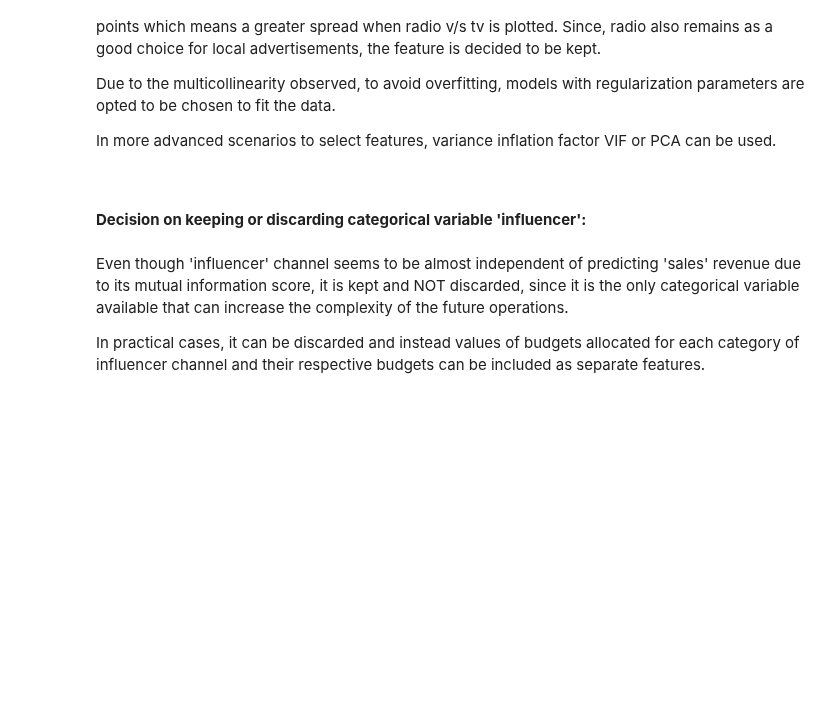
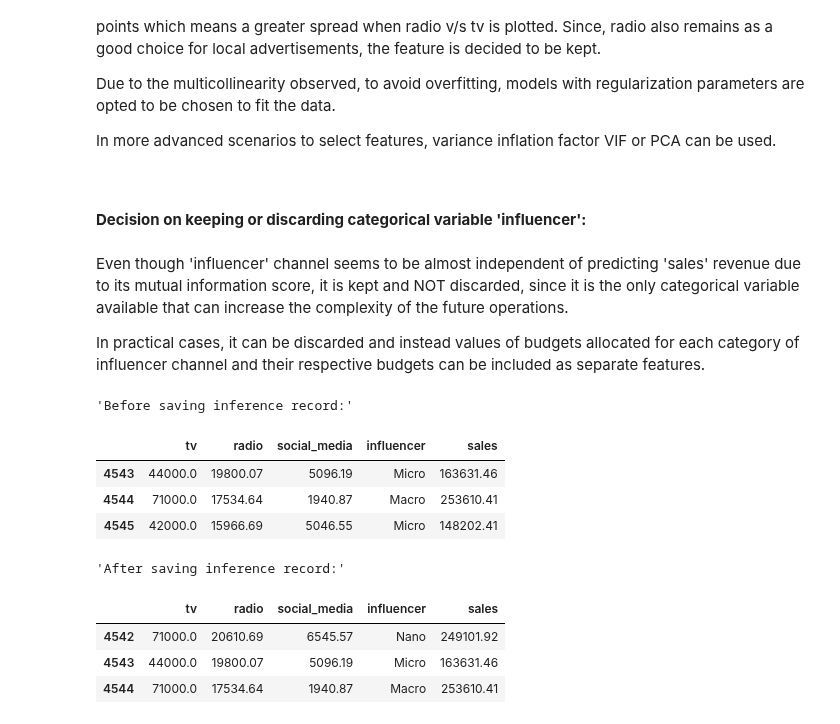
Before and after one commit to srikaldata/ml-zoomcamp-2025, a Jupyter notebook: capstone-project/eda_and_modeling.ipynb, the cells around one changed output. Saved outputs shown, nothing was run; the diff lists cells and outputs as text; code cells hidden in the pictures; blank space fills up the shorter version.

Commit message:
capstone project - eda - subsetting a record for inference

```diff
--- a/capstone-project/eda_and_modeling.ipynb
+++ b/capstone-project/eda_and_modeling.ipynb
@@ -290,3 +290,24 @@ In more advanced scenarios to select features, variance inflation factor VIF or
 Even though 'influencer' channel seems to be almost independent of predicting 'sales' revenue due to its mutual information score, it is kept and NOT discarded, since it is the only categorical variable available that can increase the complexity of the future operations.
 
 In practical cases, it can be discarded and instead values of budgets allocated for each category of influencer channel and their respective budgets can be included as separate features.
+# %%
+# extracting the  the last record for inference and saving it as a csv
+display('Before saving inference record:',adsales_df.tail(3))
+
+adsales_df.tail(1).to_csv('record_for_inference.csv', index=False)
+
+# dropping the inference record
+adsales_df = adsales_df.iloc[:-1]
+
+display('After saving inference record:', adsales_df.tail(3))
+# %% [output]
+'Before saving inference record:'
+|  | tv | radio | social_media | influencer | sales |
+| 4543 | 44000.0 | 19800.07 | 5096.19 | Micro | 163631.46 |
+| 4544 | 71000.0 | 17534.64 | 1940.87 | Macro | 253610.41 |
+| 4545 | 42000.0 | 15966.69 | 5046.55 | Micro | 148202.41 |
+'After saving inference record:'
+|  | tv | radio | social_media | influencer | sales |
+| 4542 | 71000.0 | 20610.69 | 6545.57 | Nano | 249101.92 |
+| 4543 | 44000.0 | 19800.07 | 5096.19 | Micro | 163631.46 |
+| 4544 | 71000.0 | 17534.64 | 1940.87 | Macro | 253610.41 |
```
Also changed, not shown: 1 other file.
